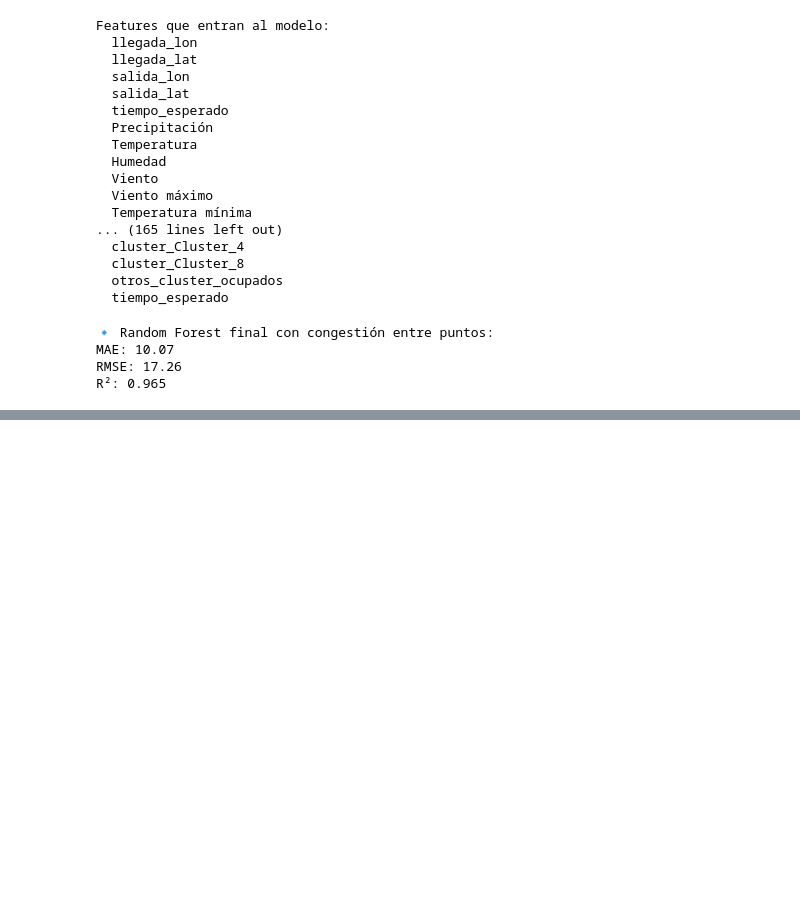
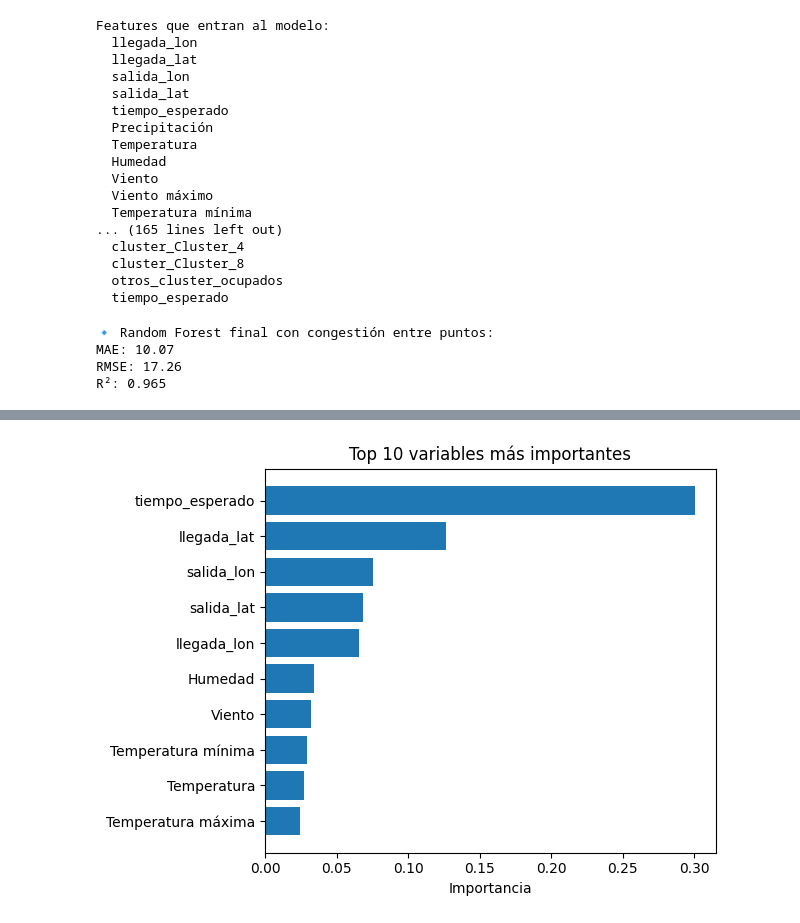
Before and after one commit to artemvarucm/PD2, a Jupyter notebook: src/modelado/sklearn/modelado_meteorologico_puntos.ipynb, the cells around one changed output, grey strips where cells are left out. Drawn from its saved outputs; the diff is of its cells as text; code cells hidden in the pictures; blank space fills up the shorter version.

Commit message:
añadido informe de variables más relevantes

```diff
--- a/src/modelado/sklearn/modelado_meteorologico_puntos.ipynb
+++ b/src/modelado/sklearn/modelado_meteorologico_puntos.ipynb
@@ -297,3 +297,15 @@ print(f"R²: {r2:.3f}")
 MAE: 10.07
 RMSE: 17.26
 R²: 0.965
+# %%
+num_cols = X.select_dtypes(include=["int64","float64"]).columns.tolist()
+cat_cols = X.select_dtypes(include=["object","bool"]).columns.tolist()
+
+# Nombres tras OneHotEncoder
+cat_features = preprocessor.named_transformers_["cat"] \
+    .get_feature_names_out(cat_cols)
+
+# Lista final de nombres
+feature_names = num_cols + cat_features.tolist()
+
+print(f"Total de features: {len(feature_names)}")
@@ -299,0 +314,15 @@ R²: 0.965
+# %%
+import numpy as np
+
+# Importancias crudas del modelo
+importances = rf.feature_importances_
+
+# Índices ordenados de mayor a menor
+indices = np.argsort(importances)[::-1]
+
+# Miramos los 10 primeros
+top_n = 10
+top_idx = indices[:top_n]
+
+for rank, idx in enumerate(top_idx, start=1):
+    print(f"{rank:2d}. {feature_names[idx]:40s} → {importances[idx]:.4f}")
@@ -299,0 +340,12 @@ R²: 0.965
+# %%
+import matplotlib.pyplot as plt
+
+plt.figure()
+plt.barh(range(top_n)[::-1], importances[top_idx])
+plt.yticks(range(top_n)[::-1], np.array(feature_names)[top_idx])
+plt.xlabel("Importancia")
+plt.title(f"Top {top_n} variables más importantes")
+plt.tight_layout()
+plt.show()
+# %% [output]
+[figure, added]
```
Also changed, not shown: parts of 2 cells of this notebook.
